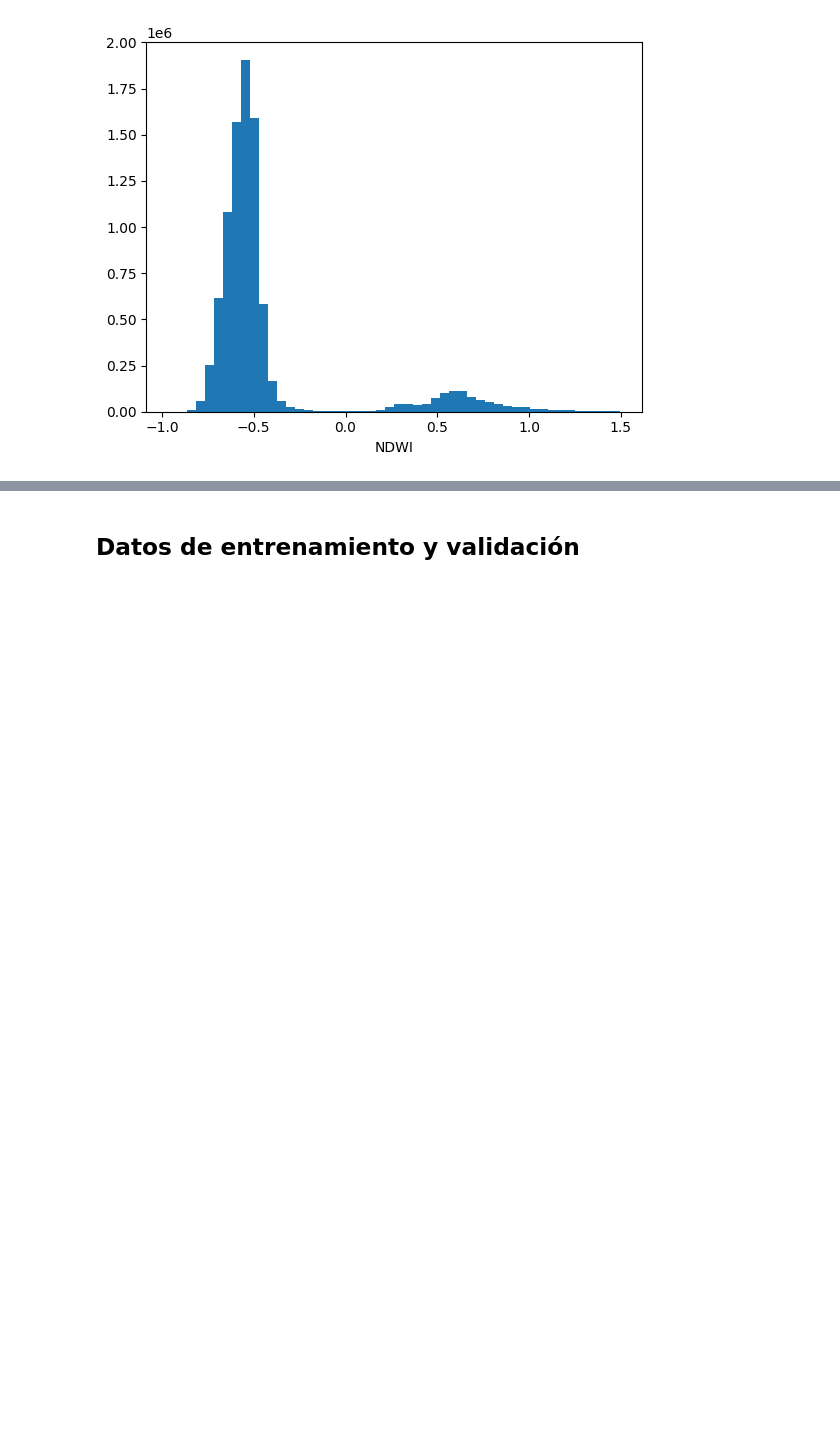
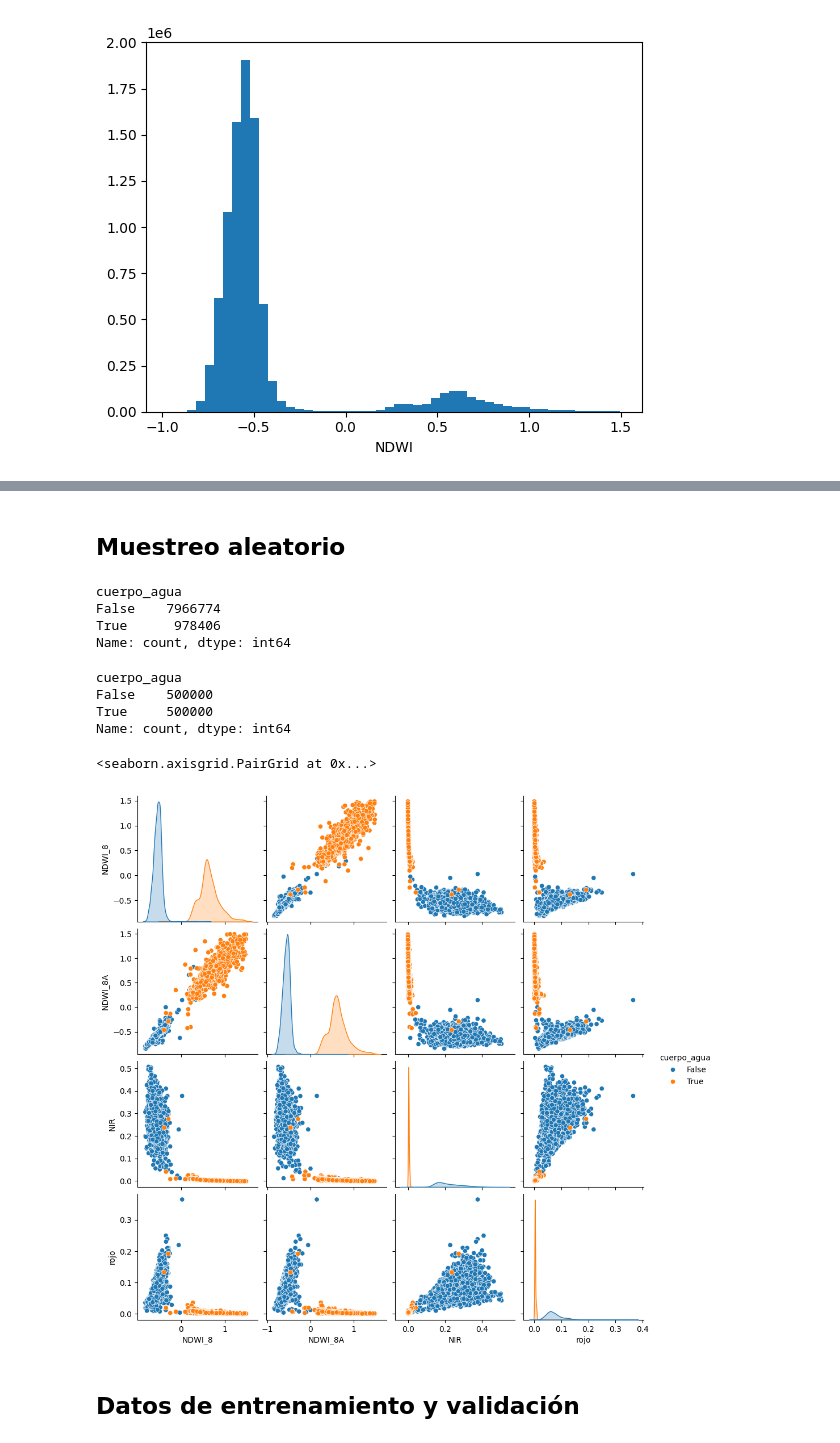
Before and after one commit to jdavidortega/Geographic_Data_Science_with_Python, a Jupyter notebook: sentinel2_classification.ipynb, the cells around one changed output, grey strips where cells are left out. Cells and saved outputs as stored; diff of their text form; code cells hidden in the pictures; blank space fills up the shorter version.

```diff
--- a/sentinel2_classification.ipynb
+++ b/sentinel2_classification.ipynb
@@ -220,0 +231,2 @@ plt.show()
+# %%
+df = df[(df['NDWI_8']>-1.5) & (df['NDWI_8']<1.5) & (df['NDWI_8A']>-1.5) & (df['NDWI_8A']<1.5)]
@@ -220,0 +269,9 @@ plt.show()
+# %% [markdown]
+## Muestreo aleatorio
+# %%
+df['cuerpo_agua'].value_counts()
+# %% [output]
+cuerpo_agua
+False    7966774
+True      978406
+Name: count, dtype: int64
@@ -221,2 +285,18 @@ plt.show()
+# %%
+df_sampled['cuerpo_agua'].value_counts()
+# %% [output]
+cuerpo_agua
+False    500000
+True     500000
+Name: count, dtype: int64
+# %%
+muestra =  pd.concat([
+    df[df['cuerpo_agua'] == class_value].sample(n=3000, random_state=42, replace=False)
+    for class_value in df['cuerpo_agua'].unique()
+])
+sns.pairplot(data=muestra, hue="cuerpo_agua")
+# %% [output]
+<seaborn.axisgrid.PairGrid at 0x...>
+[figure, added]
 # %% [markdown]
 ## Datos de entrenamiento y validación
```
Also changed, not shown: parts of 29 cells of this notebook.
